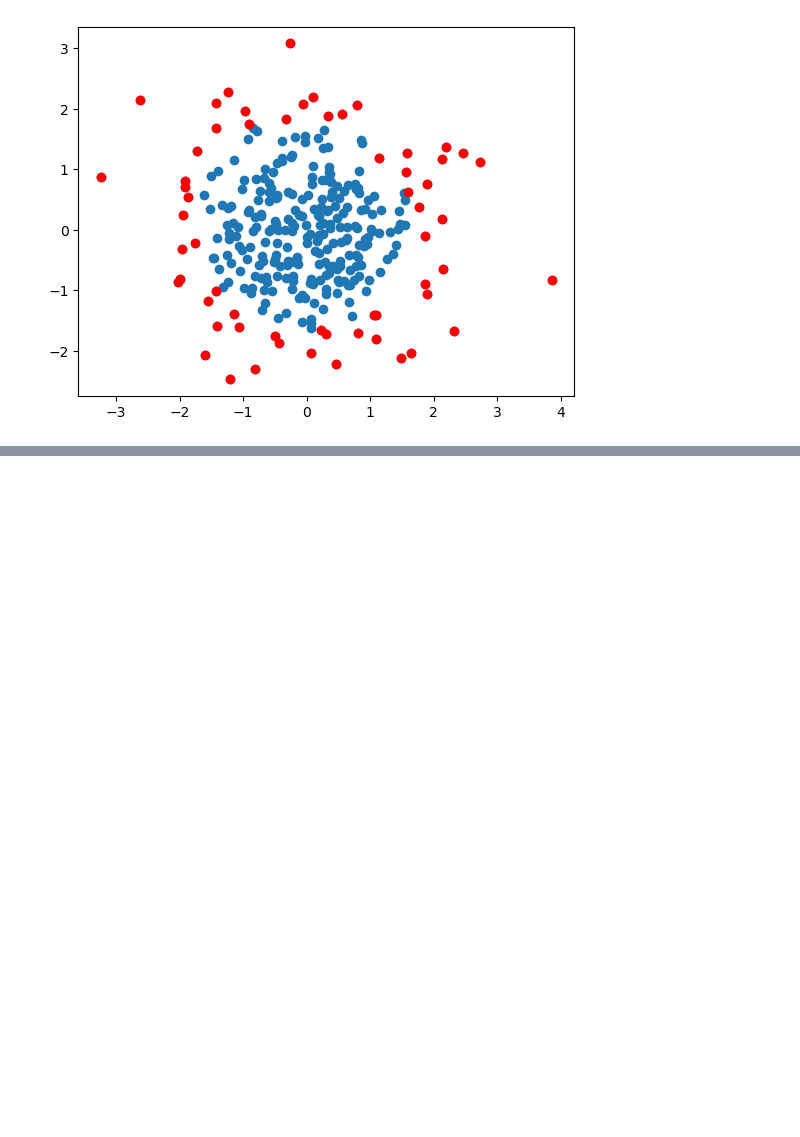
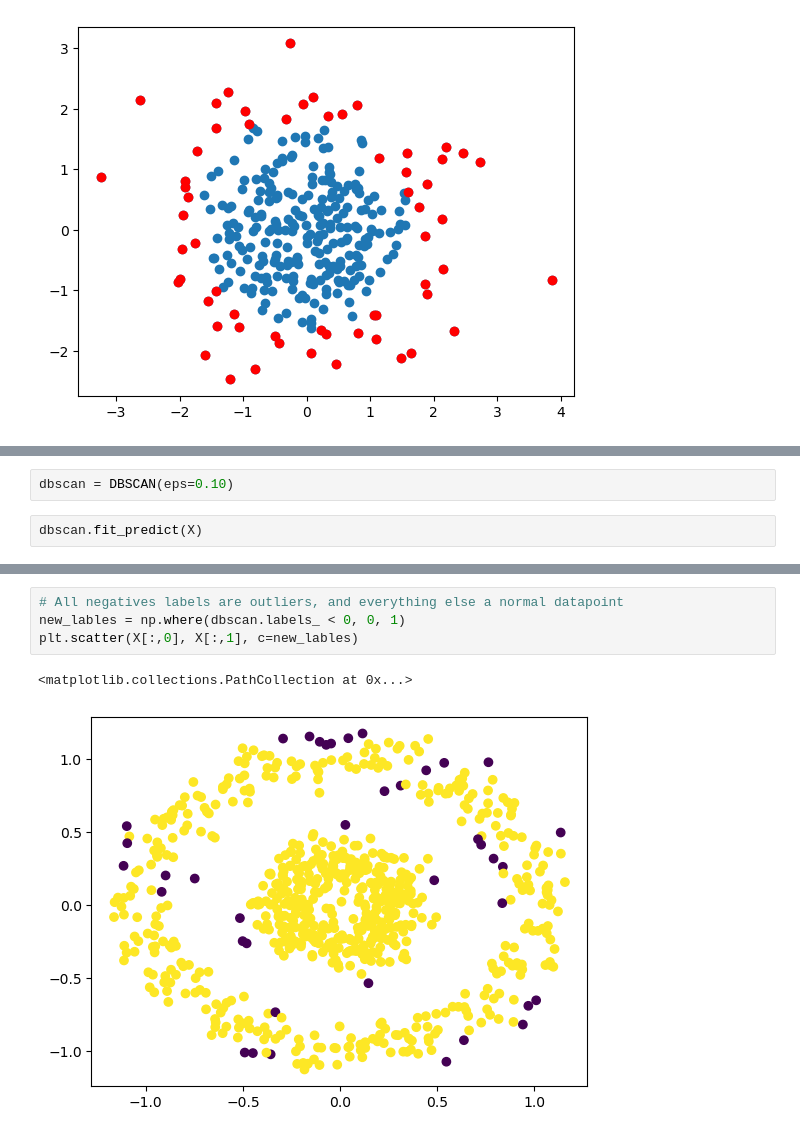
Before and after one commit to diegoagd10/machine-learning-knoweldge-base, a Jupyter notebook: anomaly-detection-implementation.ipynb, the cells around one changed output, grey strips where cells are left out. Drawn from its saved outputs; the diff is of its cells as text; blank space fills up the shorter version.

Commit message:
Included example of Anomaly detection with DBSCAN

```diff
--- a/anomaly-detection-implementation.ipynb
+++ b/anomaly-detection-implementation.ipynb
@@ -88,0 +112,4 @@ plt.scatter(x[index, 0], x[index, 1], color='r')
+# %%
+dbscan = DBSCAN(eps=0.10)
+# %%
+dbscan.fit_predict(X)
@@ -88,0 +154,7 @@ plt.scatter(x[index, 0], x[index, 1], color='r')
+# %%
+# All negatives labels are outliers, and everything else a normal datapoint
+new_lables = np.where(dbscan.labels_ < 0, 0, 1)
+plt.scatter(X[:,0], X[:,1], c=new_lables)
+# %% [output]
+<matplotlib.collections.PathCollection at 0x...>
+[figure, added]
```
Also changed, not shown: parts of 8 cells of this notebook.
